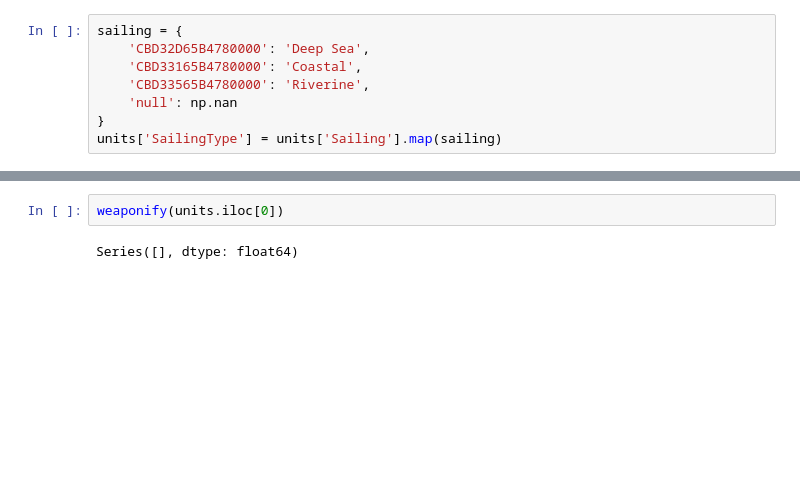
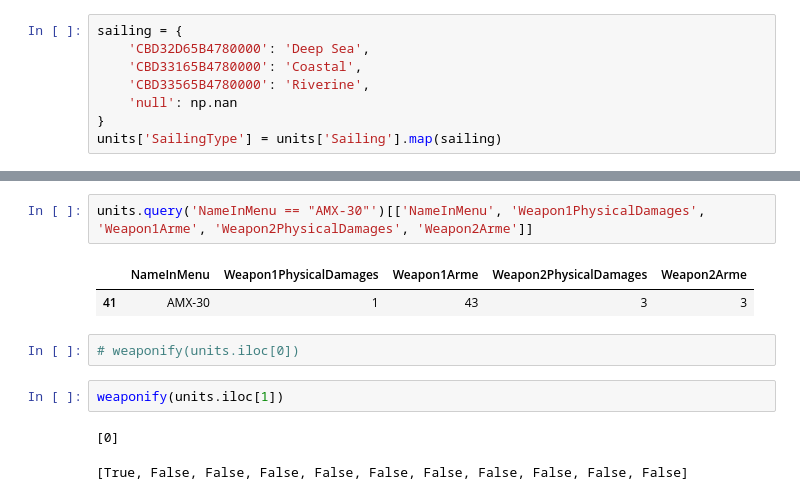
Before and after one commit to ResidentMario/wargame-data, a Jupyter notebook: notebooks/formatting.ipynb, the cells around one changed output, grey strips where cells are left out. Saved outputs shown, nothing was run; the diff lists cells and outputs as text; blank space fills up the shorter version.

```diff
--- a/notebooks/formatting.ipynb
+++ b/notebooks/formatting.ipynb
@@ -116,4 +524,12 @@ def weaponify(unit):
+# %%
+units.query('NameInMenu == "AMX-30"')[['NameInMenu', 'Weapon1PhysicalDamages', 'Weapon1Arme', 'Weapon2PhysicalDamages', 'Weapon2Arme']]
+# %% [output]
+|  | NameInMenu | Weapon1PhysicalDamages | Weapon1Arme | Weapon2PhysicalDamages | Weapon2Arme |
+| 41 | AMX-30 | 1 | 43 | 3 | 3 |
+# %%
+# weaponify(units.iloc[0])
 # %%
-weaponify(units.iloc[0])
+weaponify(units.iloc[1])
 # %% [output]
-Series([], dtype: float64)
+[0]
+[True, False, False, False, False, False, False, False, False, False, False]
```
Also changed, not shown: parts of 25 cells of this notebook, 3 other files.
